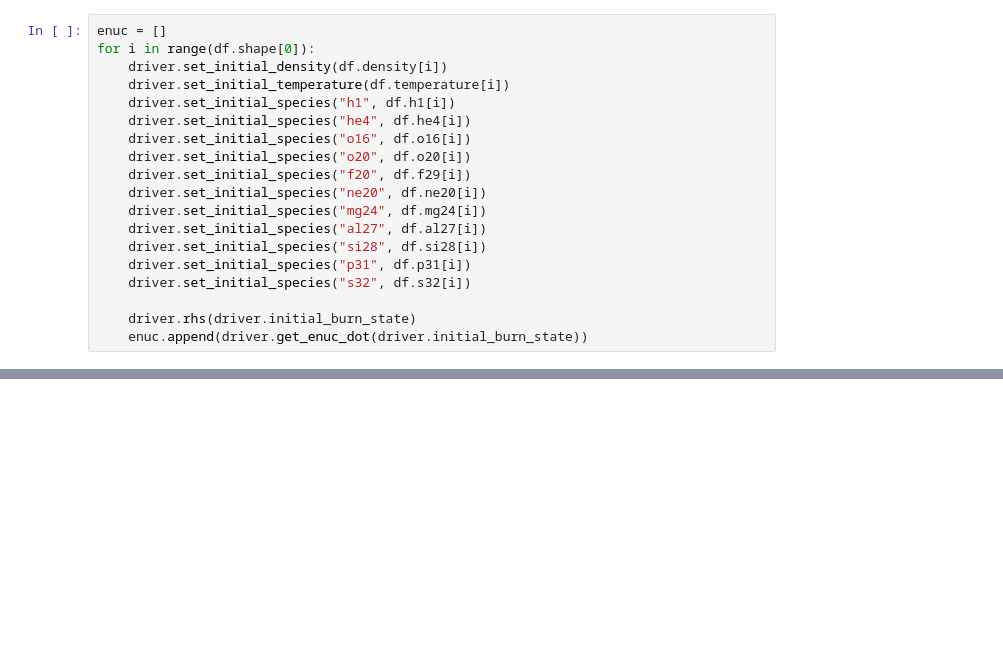
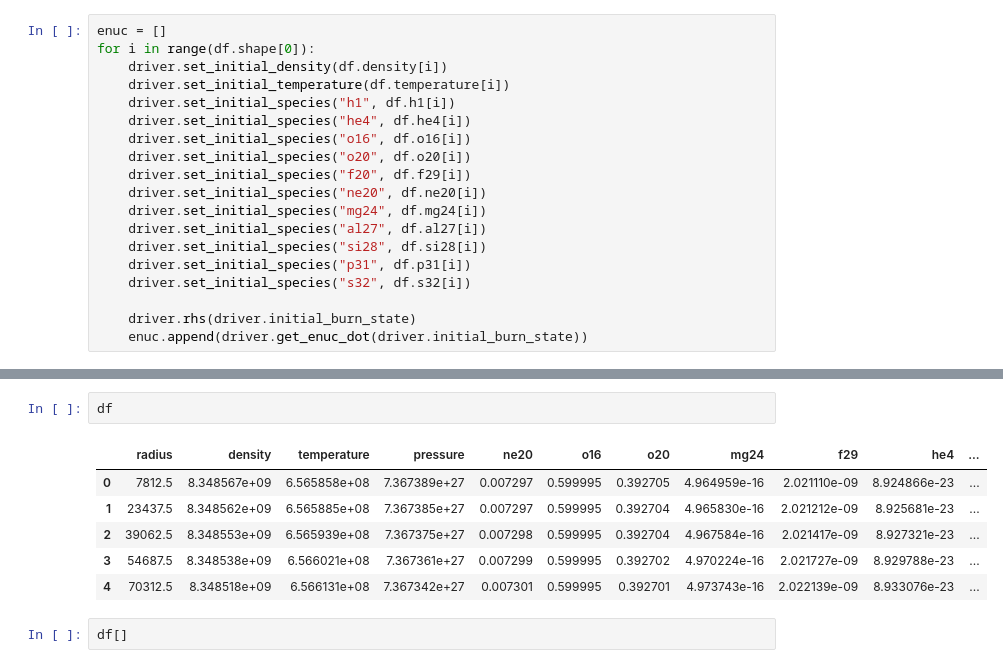
Before and after one commit to XinlongSBU/xinlong_file, a Jupyter notebook: burn_cell_python/ecsn.ipynb, the cells around one changed output, grey strips where cells are left out. Saved outputs shown, nothing was run; the diff lists cells and outputs as text; blank space fills up the shorter version.

```diff
--- a/burn_cell_python/ecsn.ipynb
+++ b/burn_cell_python/ecsn.ipynb
@@ -190,0 +191,11 @@ plt.savefig("initial model.png")
+# %%
+df
+# %% [output]
+|  | radius | density | temperature | pressure | ne20 | o16 | o20 | mg24 | f29 | he4 | ... |
+| 0 | 7812.5 | 8.348567e+09 | 6.565858e+08 | 7.367389e+27 | 0.007297 | 0.599995 | 0.392705 | 4.964959e-16 | 2.021110e-09 | 8.924866e-23 | ... |
+| 1 | 23437.5 | 8.348562e+09 | 6.565885e+08 | 7.367385e+27 | 0.007297 | 0.599995 | 0.392704 | 4.965830e-16 | 2.021212e-09 | 8.925681e-23 | ... |
+| 2 | 39062.5 | 8.348553e+09 | 6.565939e+08 | 7.367375e+27 | 0.007298 | 0.599995 | 0.392704 | 4.967584e-16 | 2.021417e-09 | 8.927321e-23 | ... |
+| 3 | 54687.5 | 8.348538e+09 | 6.566021e+08 | 7.367361e+27 | 0.007299 | 0.599995 | 0.392702 | 4.970224e-16 | 2.021727e-09 | 8.929788e-23 | ... |
+| 4 | 70312.5 | 8.348518e+09 | 6.566131e+08 | 7.367342e+27 | 0.007301 | 0.599995 | 0.392701 | 4.973743e-16 | 2.022139e-09 | 8.933076e-23 | ... |
+# %%
+df[]
```
Also changed, not shown: parts of 1 cell of this notebook, 1 other file.
